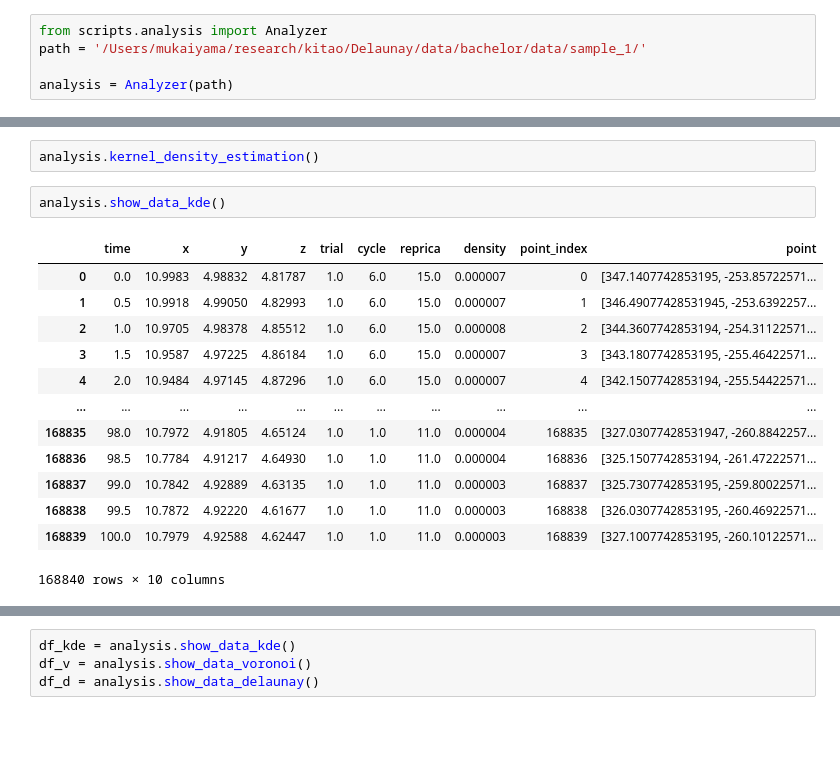
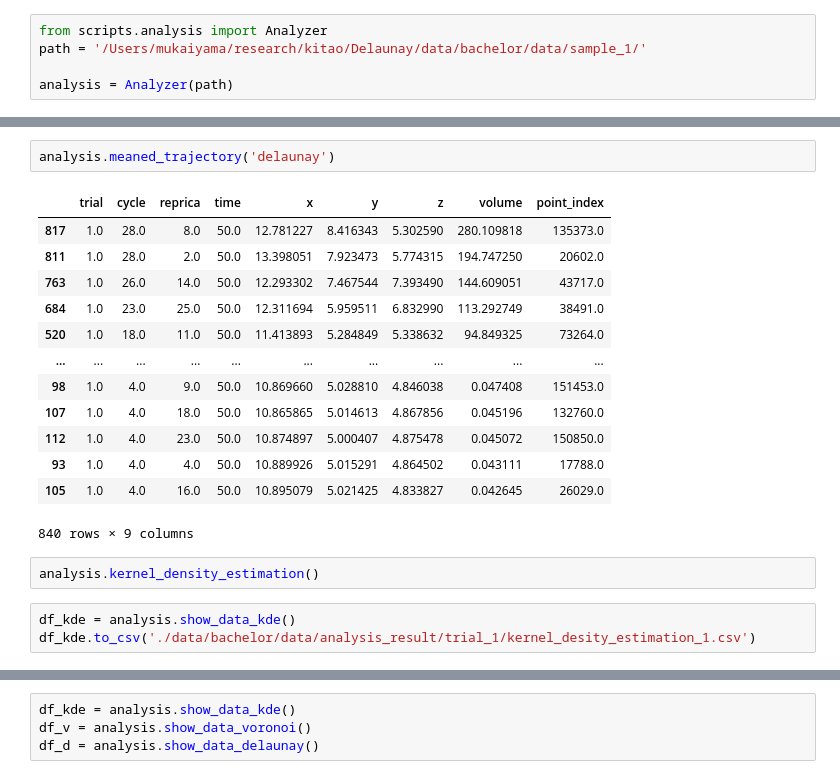
Before and after one commit to mukaiyama729/ResearchAnalysis, a Jupyter notebook: tesselation.ipynb, the cells around one changed output, grey strips where cells are left out. Saved outputs shown, nothing was run; the diff lists cells and outputs as text; blank space fills up the shorter version.

```diff
--- a/tesselation.ipynb
+++ b/tesselation.ipynb
@@ -757,21 +191,24 @@ analysis = Analyzer(path)
+# %%
+analysis.meaned_trajectory('delaunay')
+# %% [output]
+|  | trial | cycle | reprica | time | x | y | z | volume | point_index |
+| 817 | 1.0 | 28.0 | 8.0 | 50.0 | 12.781227 | 8.416343 | 5.302590 | 280.109818 | 135373.0 |
+| 811 | 1.0 | 28.0 | 2.0 | 50.0 | 13.398051 | 7.923473 | 5.774315 | 194.747250 | 20602.0 |
+| 763 | 1.0 | 26.0 | 14.0 | 50.0 | 12.293302 | 7.467544 | 7.393490 | 144.609051 | 43717.0 |
+| 684 | 1.0 | 23.0 | 25.0 | 50.0 | 12.311694 | 5.959511 | 6.832990 | 113.292749 | 38491.0 |
+| 520 | 1.0 | 18.0 | 11.0 | 50.0 | 11.413893 | 5.284849 | 5.338632 | 94.849325 | 73264.0 |
+| ... | ... | ... | ... | ... | ... | ... | ... | ... | ... |
+| 98 | 1.0 | 4.0 | 9.0 | 50.0 | 10.869660 | 5.028810 | 4.846038 | 0.047408 | 151453.0 |
+| 107 | 1.0 | 4.0 | 18.0 | 50.0 | 10.865865 | 5.014613 | 4.867856 | 0.045196 | 132760.0 |
+| 112 | 1.0 | 4.0 | 23.0 | 50.0 | 10.874897 | 5.000407 | 4.875478 | 0.045072 | 150850.0 |
+| 93 | 1.0 | 4.0 | 4.0 | 50.0 | 10.889926 | 5.015291 | 4.864502 | 0.043111 | 17788.0 |
+| 105 | 1.0 | 4.0 | 16.0 | 50.0 | 10.895079 | 5.021425 | 4.833827 | 0.042645 | 26029.0 |
+840 rows × 9 columns
 # %%
 analysis.kernel_density_estimation()
-# %%
-analysis.show_data_kde()
-# %% [output]
-|  | time | x | y | z | trial | cycle | reprica | density | point_index | point |
-| 0 | 0.0 | 10.9983 | 4.98832 | 4.81787 | 1.0 | 6.0 | 15.0 | 0.000007 | 0 | [347.1407742853195, -253.85722571... |
-| 1 | 0.5 | 10.9918 | 4.99050 | 4.82993 | 1.0 | 6.0 | 15.0 | 0.000007 | 1 | [346.49077428531945, -253.6392257... |
-| 2 | 1.0 | 10.9705 | 4.98378 | 4.85512 | 1.0 | 6.0 | 15.0 | 0.000008 | 2 | [344.3607742853194, -254.31122571... |
-| 3 | 1.5 | 10.9587 | 4.97225 | 4.86184 | 1.0 | 6.0 | 15.0 | 0.000007 | 3 | [343.1807742853195, -255.46422571... |
-| 4 | 2.0 | 10.9484 | 4.97145 | 4.87296 | 1.0 | 6.0 | 15.0 | 0.000007 | 4 | [342.1507742853194, -255.54422571... |
-| ... | ... | ... | ... | ... | ... | ... | ... | ... | ... | ... |
-| 168835 | 98.0 | 10.7972 | 4.91805 | 4.65124 | 1.0 | 1.0 | 11.0 | 0.000004 | 168835 | [327.03077428531947, -260.8842257... |
-| 168836 | 98.5 | 10.7784 | 4.91217 | 4.64930 | 1.0 | 1.0 | 11.0 | 0.000004 | 168836 | [325.1507742853194, -261.47222571... |
-| 168837 | 99.0 | 10.7842 | 4.92889 | 4.63135 | 1.0 | 1.0 | 11.0 | 0.000003 | 168837 | [325.7307742853195, -259.80022571... |
-| 168838 | 99.5 | 10.7872 | 4.92220 | 4.61677 | 1.0 | 1.0 | 11.0 | 0.000003 | 168838 | [326.0307742853195, -260.46922571... |
-| 168839 | 100.0 | 10.7979 | 4.92588 | 4.62447 | 1.0 | 1.0 | 11.0 | 0.000003 | 168839 | [327.1007742853195, -260.10122571... |
-168840 rows × 10 columns
+# %%
+df_kde = analysis.show_data_kde()
+df_kde.to_csv('./data/bachelor/data/analysis_result/trial_1/kernel_desity_estimation_1.csv')
 # %%
 analysis.delaunay_cal()
 # %% [output]
```
Also changed, not shown: parts of 18 cells of this notebook, 2 other files.
